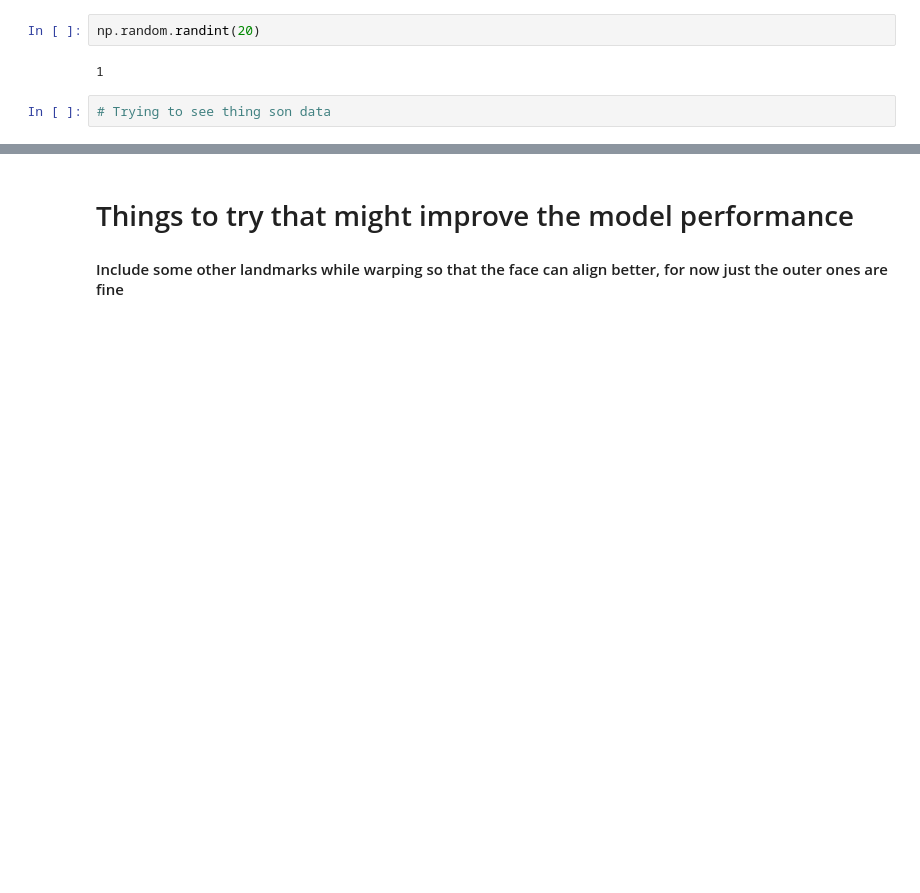
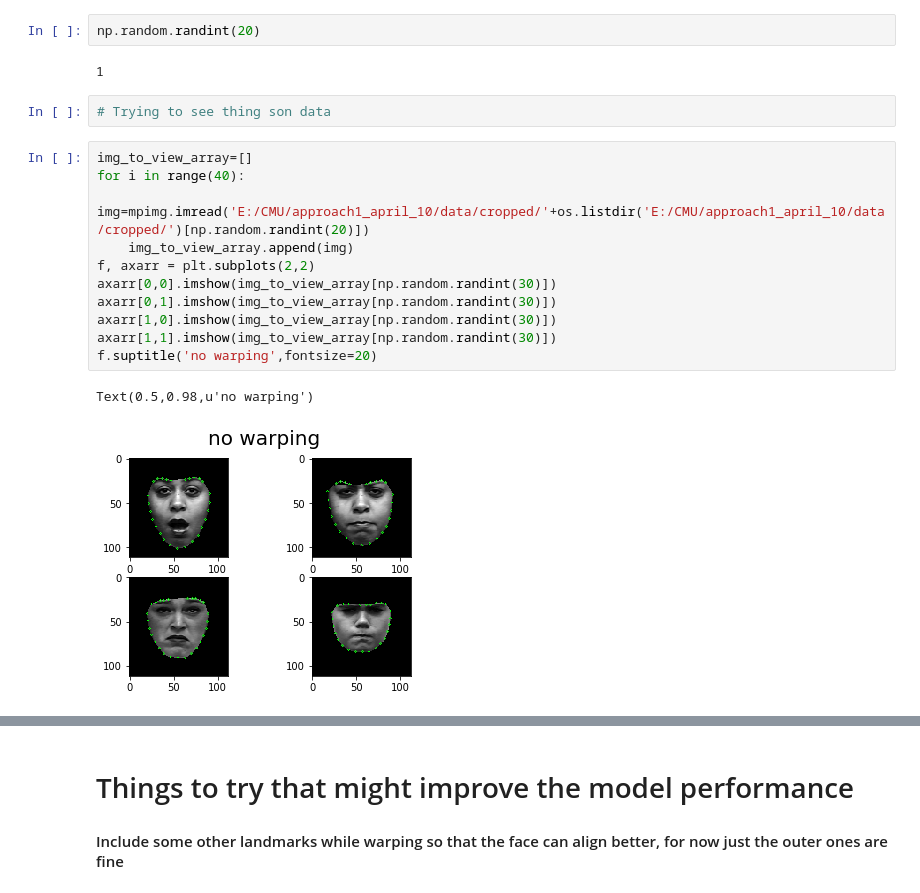
Before and after one commit to amogh112/tryingNaiveModelsEmotionDetect, a Jupyter notebook: try1.ipynb, the cells around one changed output, grey strips where cells are left out. Saved outputs shown, nothing was run; the diff lists cells and outputs as text; blank space fills up the shorter version.

```diff
--- a/try1.ipynb
+++ b/try1.ipynb
@@ -510,6 +558,20 @@ np.random.randint(20)
 1
 # %%
 # Trying to see thing son data
+# %%
+img_to_view_array=[]
+for i in range(40):
+    img=mpimg.imread('E:/CMU/approach1_april_10/data/cropped/'+os.listdir('E:/CMU/approach1_april_10/data/cropped/')[np.random.randint(20)])
+    img_to_view_array.append(img)
+f, axarr = plt.subplots(2,2)
+axarr[0,0].imshow(img_to_view_array[np.random.randint(30)])
+axarr[0,1].imshow(img_to_view_array[np.random.randint(30)])
+axarr[1,0].imshow(img_to_view_array[np.random.randint(30)])
+axarr[1,1].imshow(img_to_view_array[np.random.randint(30)])
+f.suptitle('no warping',fontsize=20)
+# %% [output]
+Text(0.5,0.98,u'no warping')
+[figure, added]
 # %%
 img_to_view_array=[]
 for i in range(40):
```
Also changed, not shown: parts of 10 cells of this notebook, 1 other file.
